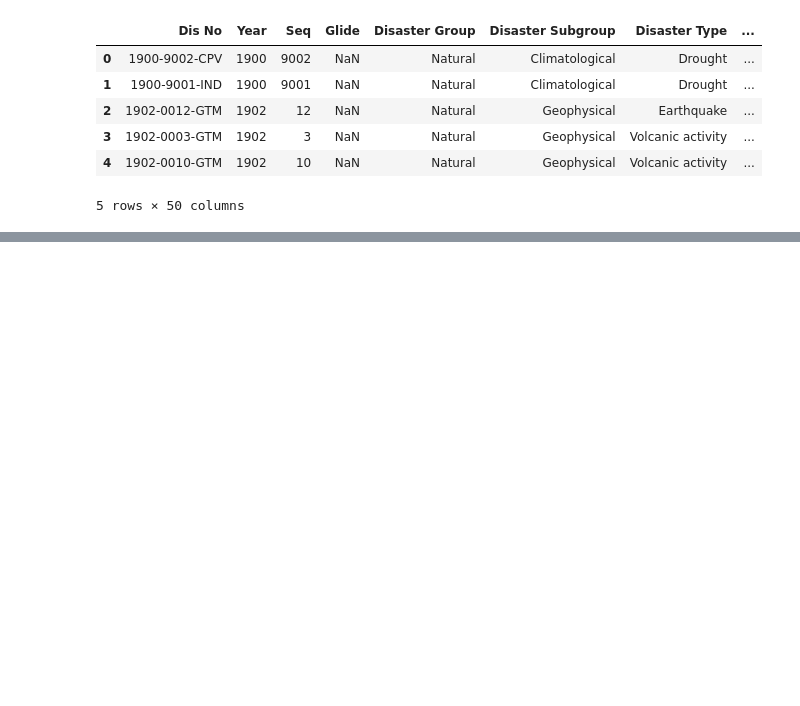
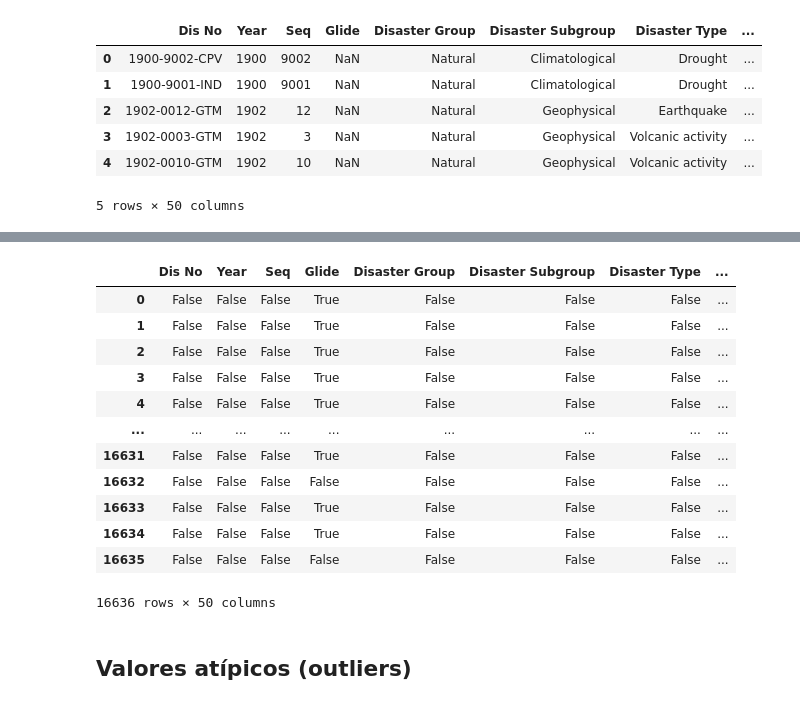
Before and after one commit to AleDataAnalyst/grupo2_desastresnaturales, a Jupyter notebook: Notebooks/00ExplorarDatos/00Ale_ExplorarDatos.ipynb, the cells around one changed output, grey strips where cells are left out. Drawn from its saved outputs; the diff is of its cells as text; code cells hidden in the pictures; blank space fills up the shorter version.

```diff
--- a/Notebooks/00ExplorarDatos/00Ale_ExplorarDatos.ipynb
+++ b/Notebooks/00ExplorarDatos/00Ale_ExplorarDatos.ipynb
@@ -21,0 +174,18 @@ df.head()
+# %%
+df.isnull()
+# %% [output]
+|  | Dis No | Year | Seq | Glide | Disaster Group | Disaster Subgroup | Disaster Type | ... |
+| 0 | False | False | False | True | False | False | False | ... |
+| 1 | False | False | False | True | False | False | False | ... |
+| 2 | False | False | False | True | False | False | False | ... |
+| 3 | False | False | False | True | False | False | False | ... |
+| 4 | False | False | False | True | False | False | False | ... |
+| ... | ... | ... | ... | ... | ... | ... | ... | ... |
+| 16631 | False | False | False | True | False | False | False | ... |
+| 16632 | False | False | False | False | False | False | False | ... |
+| 16633 | False | False | False | True | False | False | False | ... |
+| 16634 | False | False | False | True | False | False | False | ... |
+| 16635 | False | False | False | False | False | False | False | ... |
+16636 rows × 50 columns
+# %% [markdown]
+## Valores atípicos (outliers)
```
Also changed, not shown: parts of 20 cells of this notebook.
